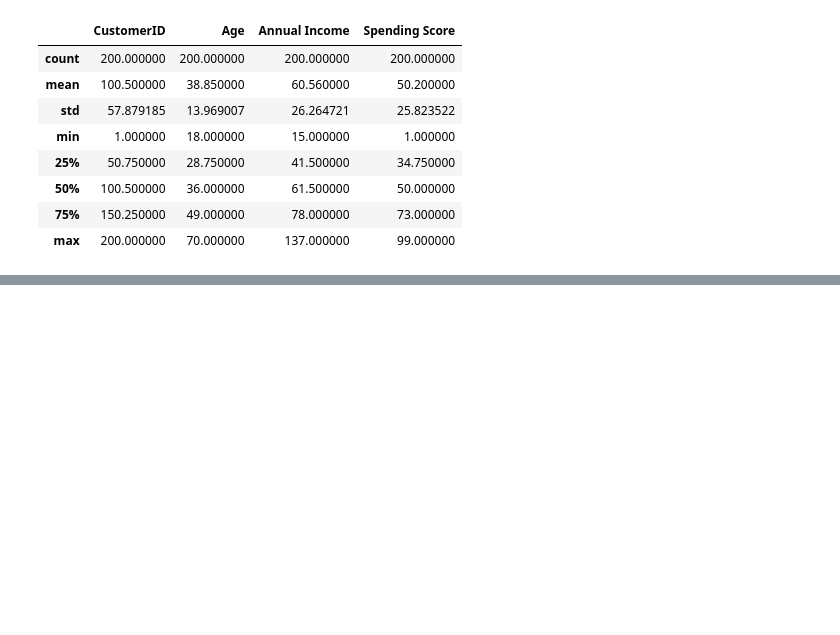
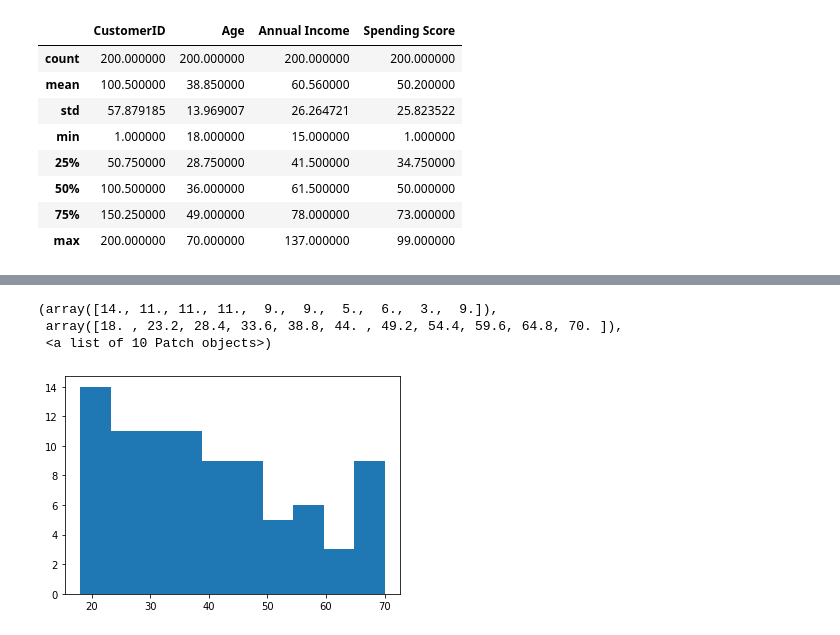
Before and after one commit to cornel-kim/samples, a Jupyter notebook: test.ipynb, the cells around one changed output, grey strips where cells are left out. Cells and saved outputs as stored; diff of their text form; code cells hidden in the pictures; blank space fills up the shorter version.

```diff
--- a/test.ipynb
+++ b/test.ipynb
@@ -43,0 +81,7 @@ customer.describe()
+# %%
+plt.hist('Age', data=customer[customer['Gender']=='Male'])#specific histogram for Age for gender Male
+# %% [output]
+(array([14., 11., 11., 11.,  9.,  9.,  5.,  6.,  3.,  9.]),
+ array([18. , 23.2, 28.4, 33.6, 38.8, 44. , 49.2, 54.4, 59.6, 64.8, 70. ]),
+ <a list of 10 Patch objects>)
+[figure, added]
```
Also changed, not shown: parts of 6 cells of this notebook.
